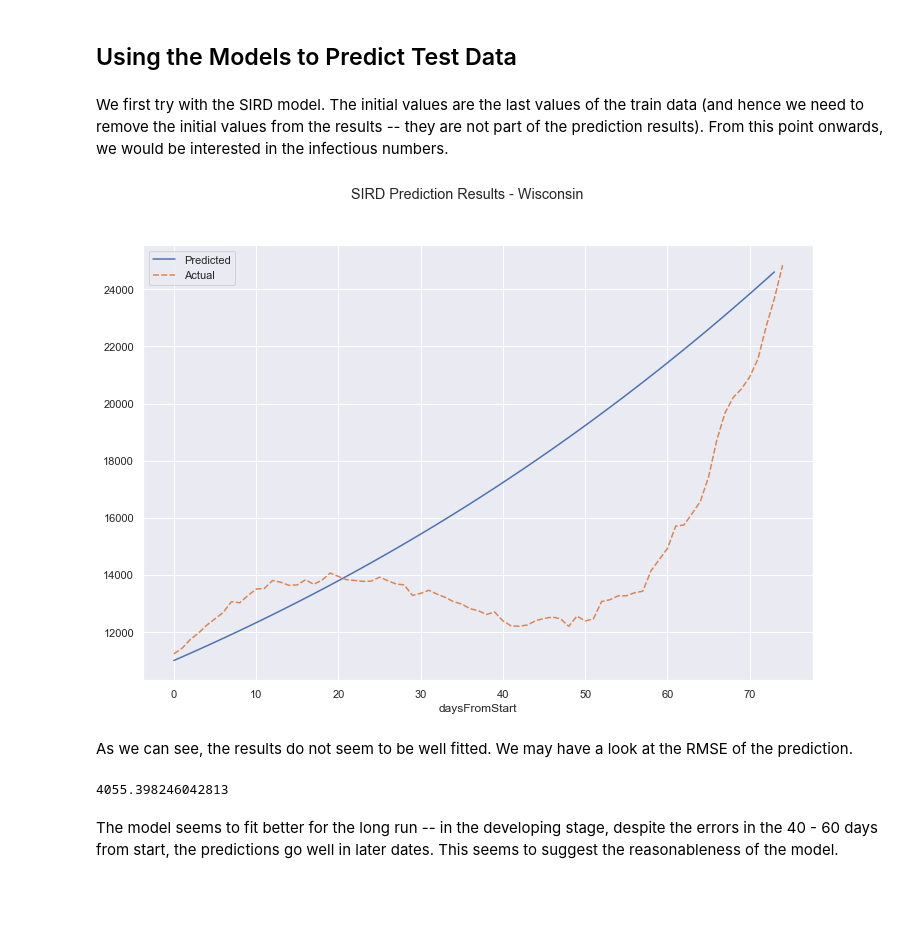
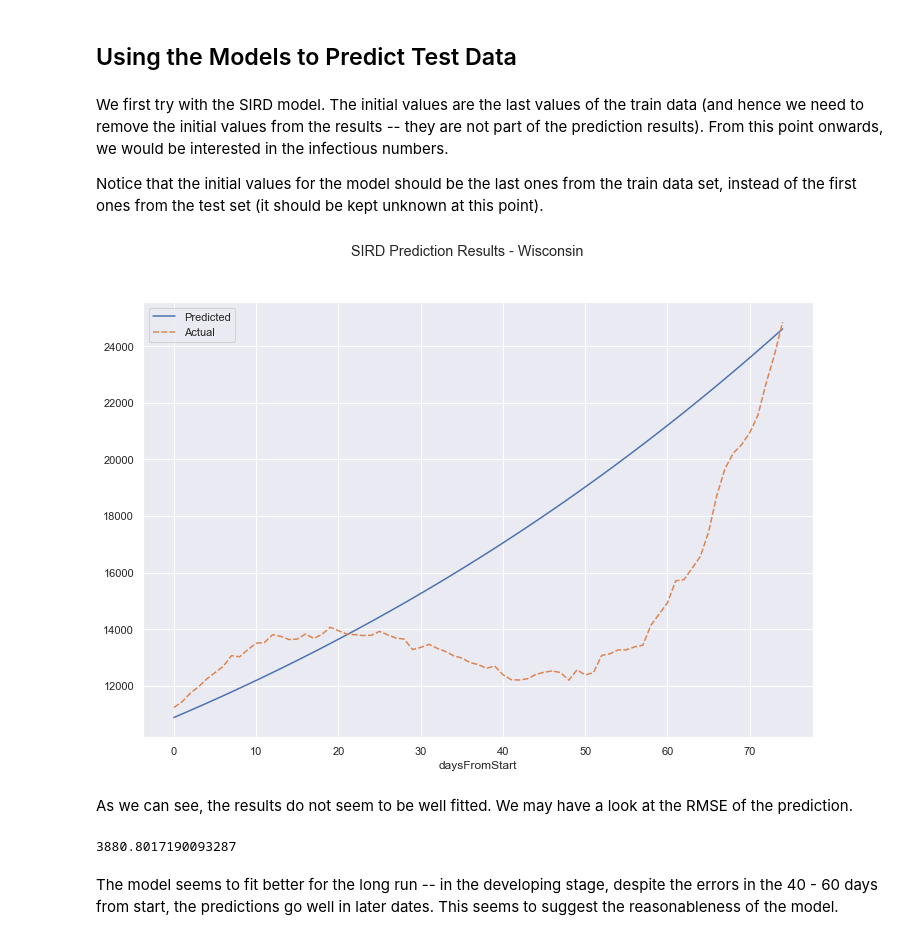
Before and after one commit to ZhongRuoyu/ntu-cz1115-project, a Jupyter notebook: covid.ipynb, the cells around one changed output. Saved outputs shown, nothing was run; the diff lists cells and outputs as text; code cells hidden in the pictures; blank space fills up the shorter version.

```diff
--- a/covid.ipynb
+++ b/covid.ipynb
@@ -343,3 +348,9 @@ SIRD_res
+# %%
+def SIRD_predict(k, t, y0):
+    arr = np.array(solve_ivp(fun=SIRD, t_span=(t[0], t[-1]), y0=y0, t_eval=t, dense_output=True, args=(k)).y).T
+    res = pd.DataFrame(arr, columns=["susceptible", "infectious", "recovered", "deceased"])
+    res.index.rename("daysFromStart", inplace=True)
+    return res
 # %% [markdown]
 We visualise the results with two plots. We should observe some similarity between the fitted values and the real ones.
 # %%
@@ -417,20 +426,19 @@ Since ARIMA does more complicated analysis on the data, there is no surprise tha
 ## Using the Models to Predict Test Data
 # %% [markdown]
 We first try with the SIRD model. The initial values are the last values of the train data (and hence we need to remove the initial values from the results -- they are not part of the prediction results). From this point onwards, we would be interested in the infectious numbers.
+
+Notice that the initial values for the model should be the last ones from the train data set, instead of the first ones from the test set (it should be kept unknown at this point).
 # %%
 t_test, y_test = get_SIRD_vars(test)
 
-SIRD_pred_array = np.array(solve_ivp(fun=SIRD, t_span=(t_test[0], t_test[-1]), y0=y_train[-1], t_eval=t_test, dense_output=True, args=(SIRD_res.x)).y).T
-SIRD_pred_array = SIRD_pred_array[1:]  # remove the initial values
-SIRD_pred_all = pd.DataFrame(SIRD_pred_array, columns=["susceptible", "infectious", "recovered", "deceased"])
-SIRD_pred_all.index.rename("daysFromStart", inplace=True)
+SIRD_pred_all = SIRD_predict(SIRD_res.x, t_test, y_train[-1])
 SIRD_pred = pd.DataFrame({"Predicted": SIRD_pred_all["infectious"], "Actual": test["infectious"]})
 
 plt.suptitle(f"SIRD Prediction Results - {state}")
 sb.lineplot(data=SIRD_pred)
 plt.show()
 # %% [output]
-[figure, old version]
+[figure, new version]
 # %% [markdown]
 As we can see, the results do not seem to be well fitted. We may have a look at the RMSE of the prediction.
 # %%
@@ -443,7 +451,7 @@ def rmse(pred, actual):
 SIRD_rmse = rmse(SIRD_pred["Predicted"], SIRD_pred["Actual"])
 SIRD_rmse
 # %% [output]
-4055.398246042813
+3880.8017190093287
 # %% [markdown]
 The model seems to fit better for the long run -- in the developing stage, despite the errors in the 40 - 60 days from start, the predictions go well in later dates. This seems to suggest the reasonableness of the model.
 # %% [markdown]
```
Also changed, not shown: parts of 13 cells of this notebook.
